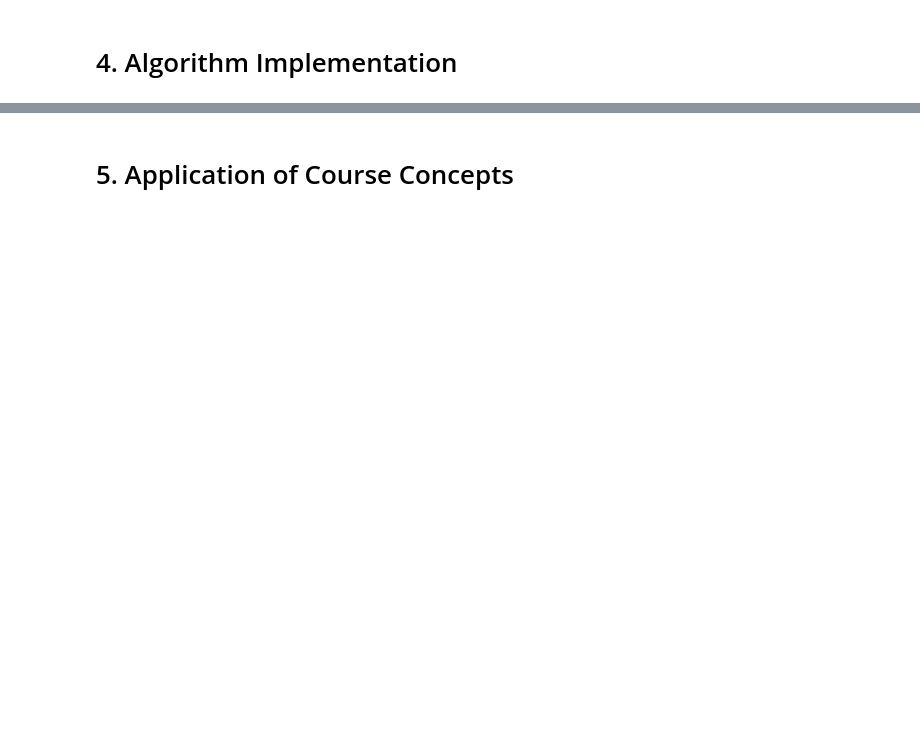
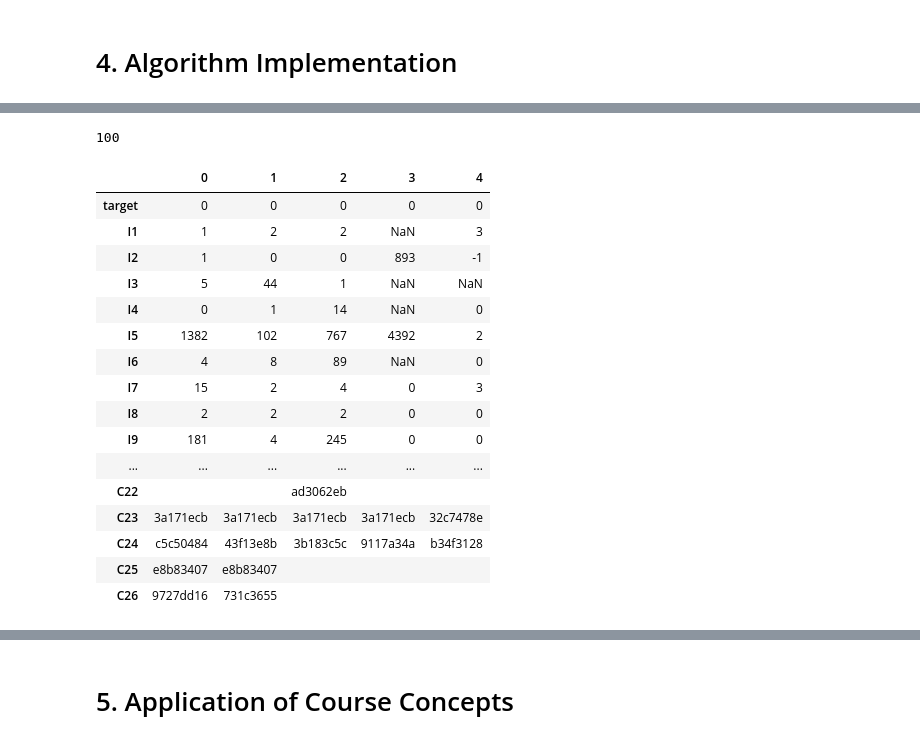
Before and after one commit to ansjory/w261_project, a Jupyter notebook: chi_fpj_workbook.ipynb, the cells around one changed output, grey strips where cells are left out. Saved outputs shown, nothing was run; the diff lists cells and outputs as text; code cells hidden in the pictures; blank space fills up the shorter version.

```diff
--- a/chi_fpj_workbook.ipynb
+++ b/chi_fpj_workbook.ipynb
@@ -80,0 +108,8 @@ toy.shape
+# %%
+# split variables
+temp_var = toyRDD.map(lambda x: x.split(","))
+# %%
+# creating header for data
+numeric_features = ['I'+str(i) for i in range(1, 14)]
+categorical_features = ['C'+str(i) for i in range(1, 27)]
+header = ['target'] + numeric_features + categorical_features
@@ -80,0 +163,27 @@ toy.shape
+# %%
+# how many records do we have
+total_count = toy_df.count()
+total_count
+# %% [output]
+100
+# %%
+# take a look at data
+pd.DataFrame(toy_df.take(5), columns=toy_df.columns).transpose()
+# %% [output]
+|  | 0 | 1 | 2 | 3 | 4 |
+| target | 0 | 0 | 0 | 0 | 0 |
+| I1 | 1 | 2 | 2 | NaN | 3 |
+| I2 | 1 | 0 | 0 | 893 | -1 |
+| I3 | 5 | 44 | 1 | NaN | NaN |
+| I4 | 0 | 1 | 14 | NaN | 0 |
+| I5 | 1382 | 102 | 767 | 4392 | 2 |
+| I6 | 4 | 8 | 89 | NaN | 0 |
+| I7 | 15 | 2 | 4 | 0 | 3 |
+| I8 | 2 | 2 | 2 | 0 | 0 |
+| I9 | 181 | 4 | 245 | 0 | 0 |
+| ... | ... | ... | ... | ... | ... |
+| C22 |  |  | ad3062eb |  |  |
+| C23 | 3a171ecb | 3a171ecb | 3a171ecb | 3a171ecb | 32c7478e |
+| C24 | c5c50484 | 43f13e8b | 3b183c5c | 9117a34a | b34f3128 |
+| C25 | e8b83407 | e8b83407 |  |  |  |
+| C26 | 9727dd16 | 731c3655 |  |  |  |
```
Also changed, not shown: parts of 24 cells of this notebook.
